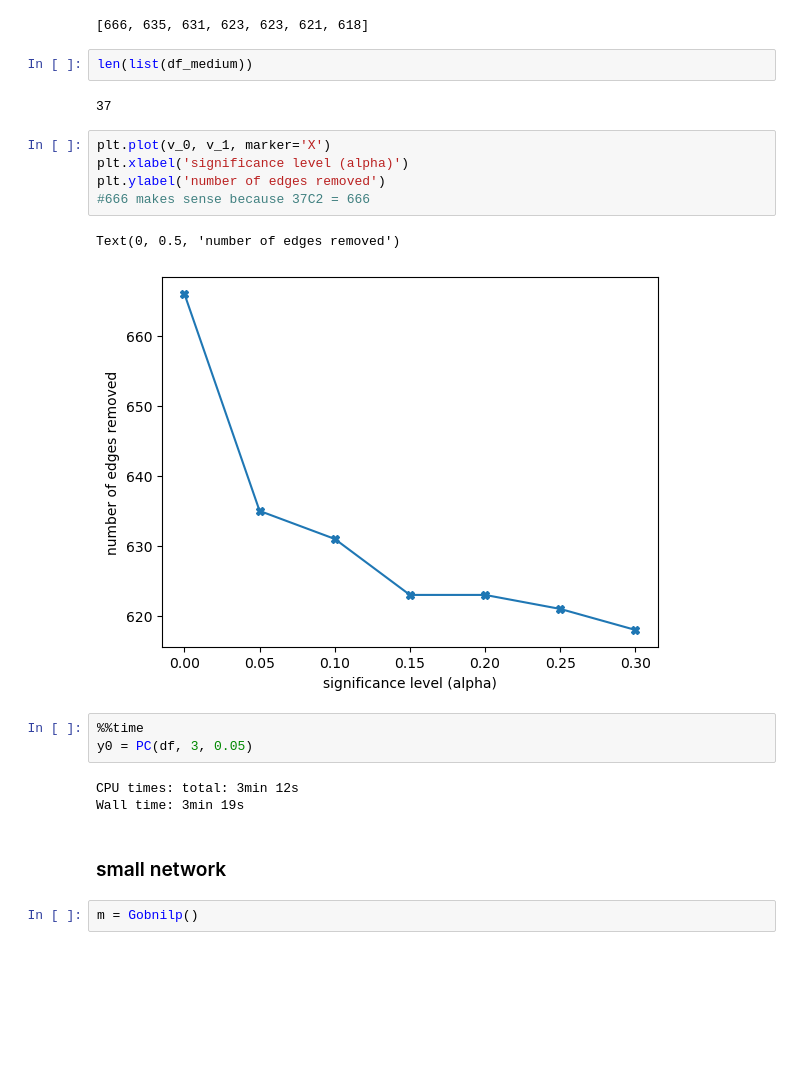
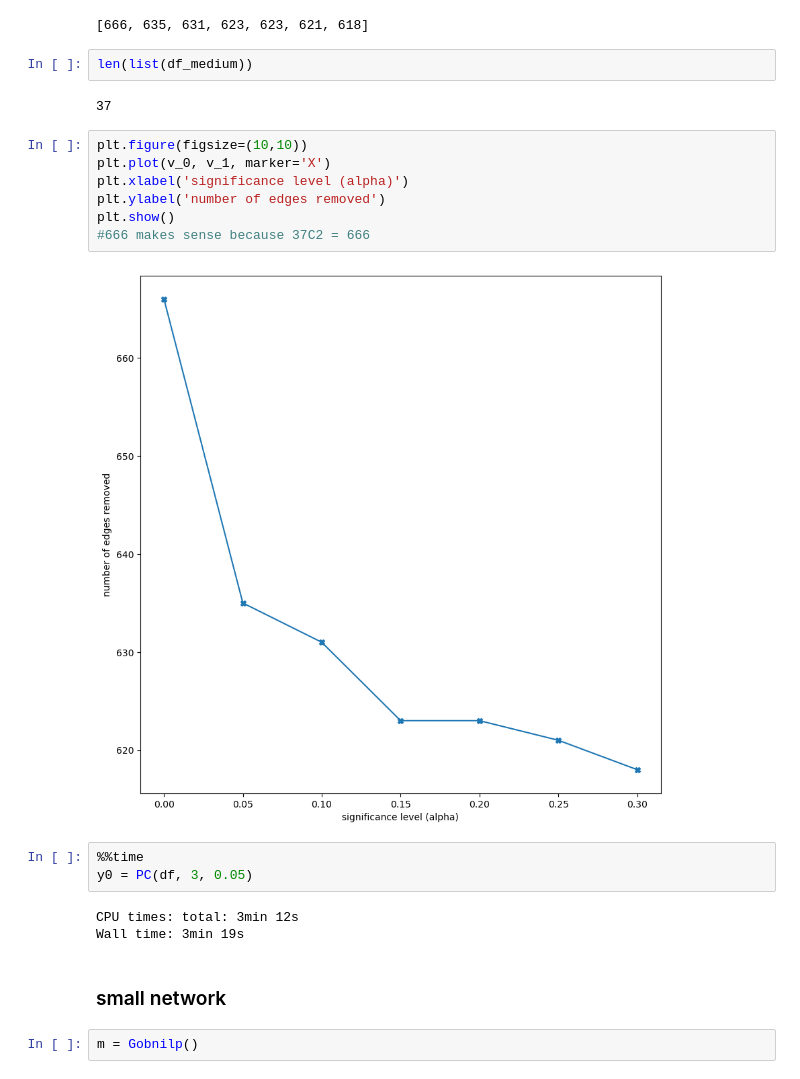
Before and after one commit to Elicit3495/ML_FYP, a Jupyter notebook: conditional.ipynb, the cells around one changed output. Saved outputs shown, nothing was run; the diff lists cells and outputs as text; blank space fills up the shorter version.

```diff
--- a/conditional.ipynb
+++ b/conditional.ipynb
@@ -179,26 +179,27 @@ v_1 = [x[1] for x in n_edges]
 v_1
 # %% [output]
 [666, 635, 631, 623, 623, 621, 618]
-# %%
-len(list(df_medium))
-# %% [output]
-37
+# %%
+len(list(df_medium))
+# %% [output]
+37
 # %%
+plt.figure(figsize=(10,10))
 plt.plot(v_0, v_1, marker='X')
 plt.xlabel('significance level (alpha)')
 plt.ylabel('number of edges removed')
+plt.show()
 #666 makes sense because 37C2 = 666
 # %% [output]
-Text(0, 0.5, 'number of edges removed')
-[figure, old version]
+[figure, new version]
 # %%
 %%time
 y0 = PC(df, 3, 0.05)
 # %% [output]
 CPU times: total: 3min 12s
 Wall time: 3min 19s
-# %% [markdown]
-### small network
+# %% [markdown]
+### small network
 # %%
 m = Gobnilp()
 # %% [output]
```
Also changed, not shown: parts of 22 cells of this notebook.
